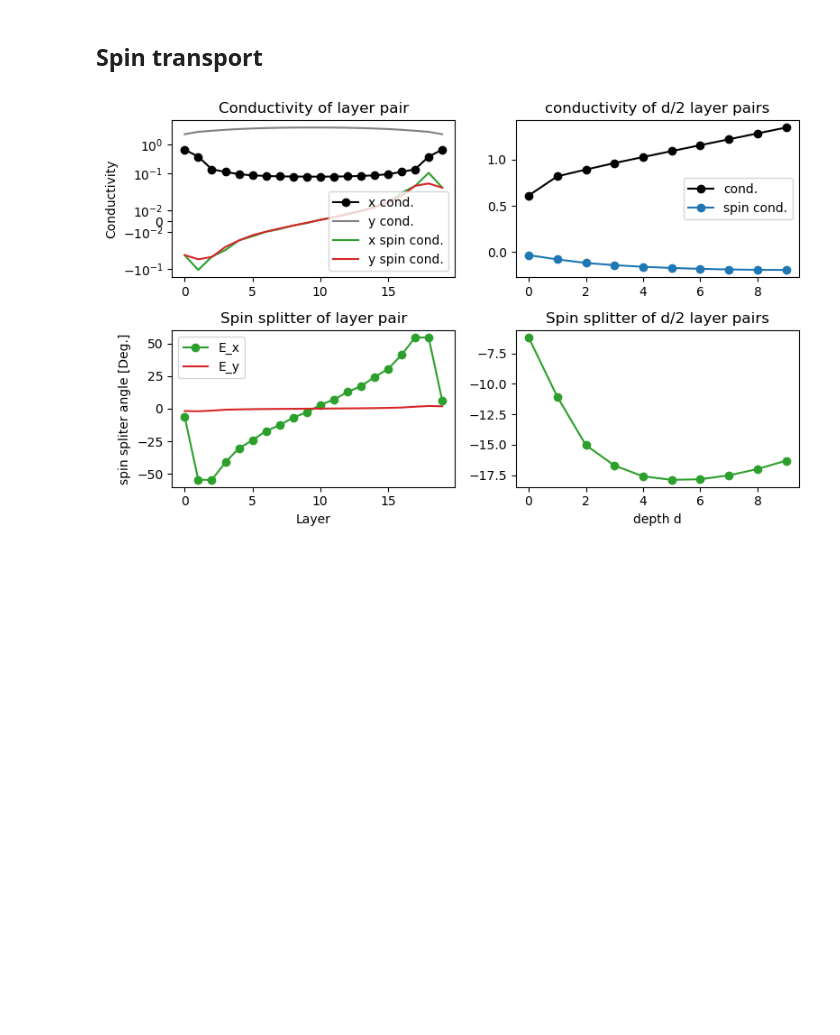
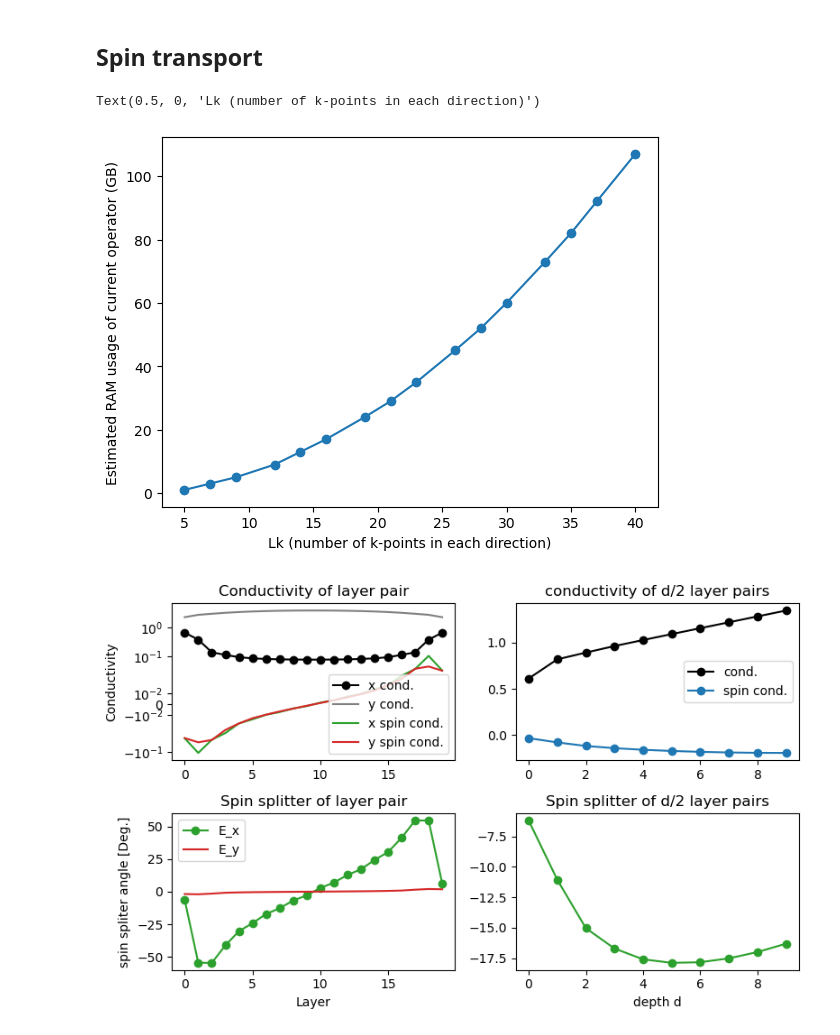
Before and after one commit to dpreuo/alter_surf, a Jupyter notebook: Weyl_CuMnAs.ipynb, the cells around one changed output. Cells and saved outputs as stored; diff of their text form; code cells hidden in the pictures; blank space fills up the shorter version.

```diff
--- a/Weyl_CuMnAs.ipynb
+++ b/Weyl_CuMnAs.ipynb
@@ -383,6 +379,15 @@ NameError: name 'psis' is not defined
 from alter_surf.utils_CuMnAs import get_conductivity_layer_resolved
 
 layers, cond, spin_cond = get_conductivity_layer_resolved(H,energy=0.1,Lk=40)
+# %%
+Lks = np.linspace(5,40,16,dtype=int)
+GB = 2*20*2*84**2*Lks**2 * 128 // 1024 // 1024 // 1024
+plt.plot(Lks,GB,'o-')
+plt.ylabel('Estimated RAM usage of current operator (GB)')
+plt.xlabel('Lk (number of k-points in each direction)')
+# %% [output]
+Text(0.5, 0, 'Lk (number of k-points in each direction)')
+[figure, added]
 # %%
 fig,axs = plt.subplots(2,2,figsize=(8,5))
 
```
Also changed, not shown: parts of 6 cells of this notebook, 5 other files.
